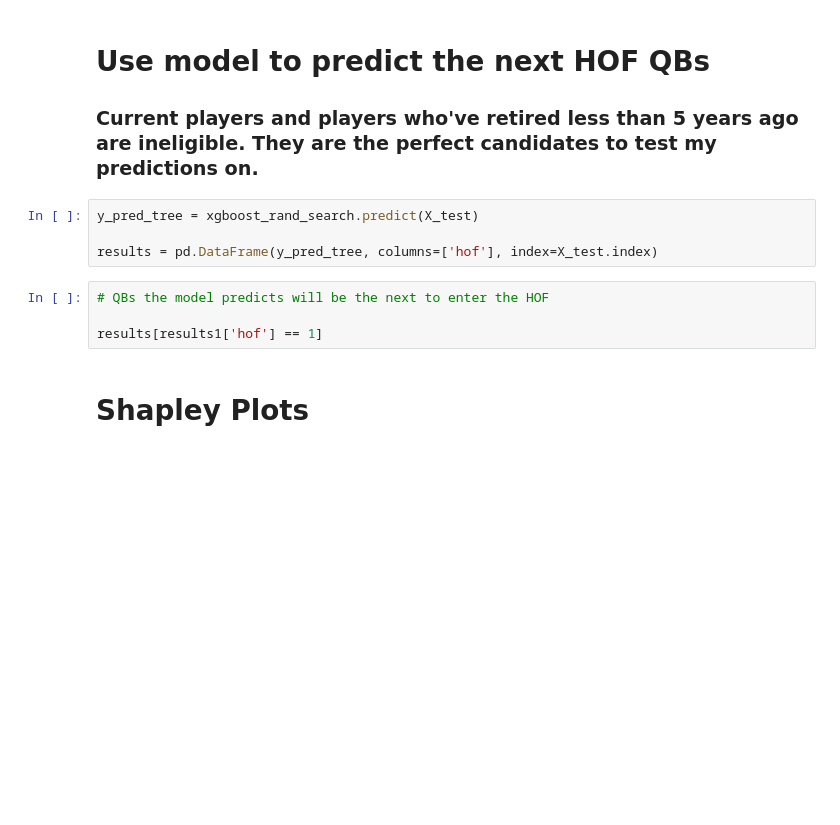
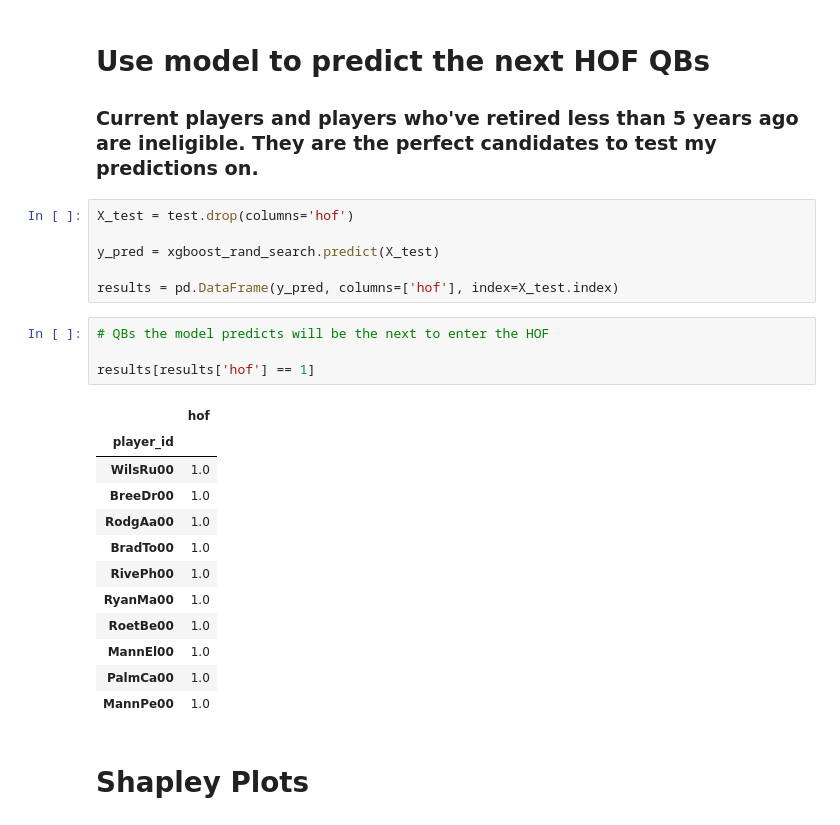
Before and after one commit to micahks/NFL-HOF-Predictor, a Jupyter notebook: HOF-predictor-QB.ipynb, the cells around one changed output. Drawn from its saved outputs; the diff is of its cells as text; blank space fills up the shorter version.

```diff
--- a/HOF-predictor-QB.ipynb
+++ b/HOF-predictor-QB.ipynb
@@ -279,13 +308,28 @@ xgboost_rand_search.best_score_
 
 ### Current players and players who've retired less than 5 years ago are ineligible. They are the perfect candidates to test my predictions on.
 # %%
-y_pred_tree = xgboost_rand_search.predict(X_test)
+X_test = test.drop(columns='hof')
 
-results = pd.DataFrame(y_pred_tree, columns=['hof'], index=X_test.index)
+y_pred = xgboost_rand_search.predict(X_test)
+
+results = pd.DataFrame(y_pred, columns=['hof'], index=X_test.index)
 # %%
 # QBs the model predicts will be the next to enter the HOF
 
-results[results1['hof'] == 1]
+results[results['hof'] == 1]
+# %% [output]
+|  | hof |
+| player_id |  |
+| WilsRu00 | 1.0 |
+| BreeDr00 | 1.0 |
+| RodgAa00 | 1.0 |
+| BradTo00 | 1.0 |
+| RivePh00 | 1.0 |
+| RyanMa00 | 1.0 |
+| RoetBe00 | 1.0 |
+| MannEl00 | 1.0 |
+| PalmCa00 | 1.0 |
+| MannPe00 | 1.0 |
 # %% [markdown]
 # Shapley Plots
 # %%
```
Also changed, not shown: parts of 11 cells of this notebook.
